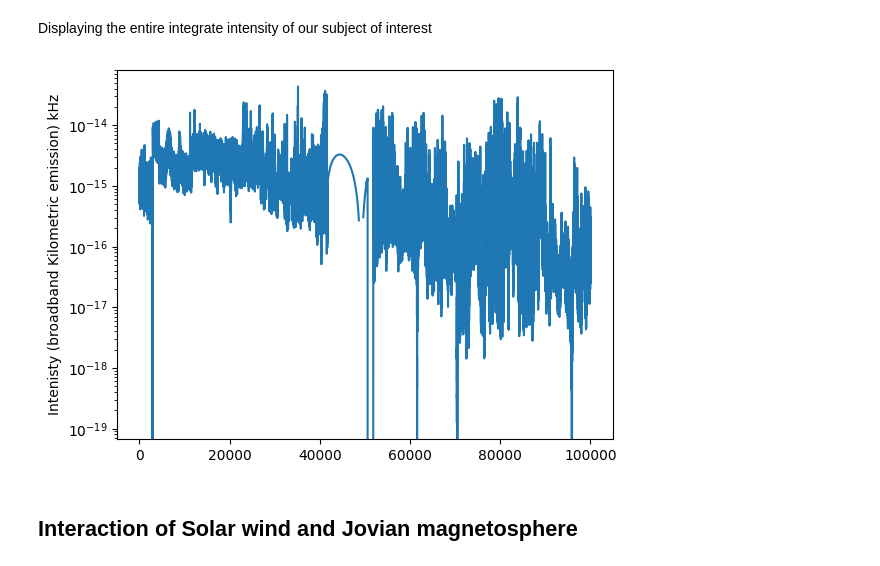
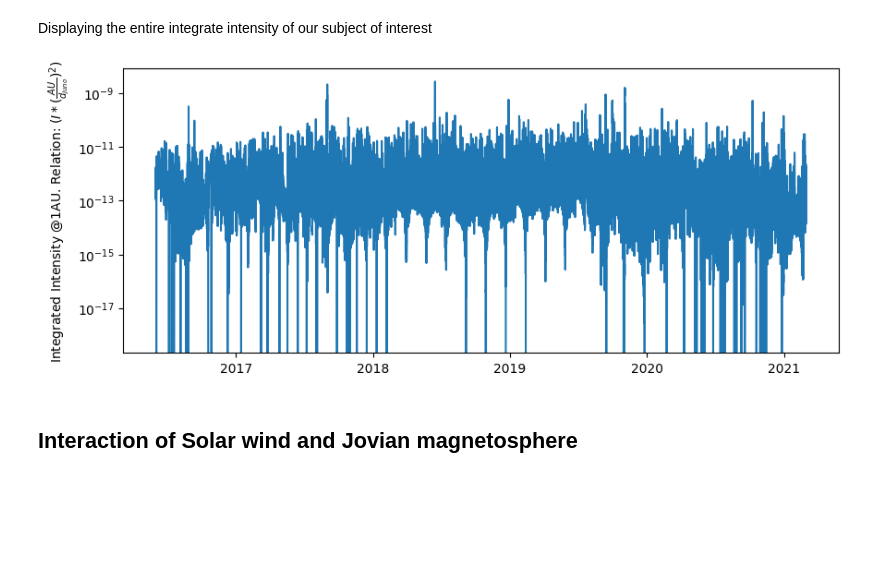
Before and after one commit to Kartav33/ERICA-JS, a Jupyter notebook: 02_event_detection.ipynb, the cells around one changed output. Drawn from its saved outputs; the diff is of its cells as text; code cells hidden in the pictures; blank space fills up the shorter version.

```diff
--- a/02_event_detection.ipynb
+++ b/02_event_detection.ipynb
@@ -5,12 +5,15 @@
 # %% [markdown]
 Displaying the entire integrate intensity of our subject of interest
 # %%
-plt.plot(normalized_integrated_intensity_bKOM[0:100000])
-plt.ylabel('Intenisty (broadband Kilometric emission) kHz')
+fig = plt.figure(figsize=(10,4))
+
+plt.plot(time_datetime, (normalized_integrated_intensity_bKOM)*377)#*pow((AU/(df_juno_min["dist_RJ"]* RJ)), -2))
+plt.ylabel('Integrated Intensity @1AU. Relation: $(I * (\\frac{AU}{d_{juno}})^2)$')
+
 plt.yscale('log')
 plt.show()
 # %% [output]
-[figure, old version]
+[figure, new version]
 # %% [markdown]
 ## Interaction of Solar wind and Jovian magnetosphere
 # %% [markdown]
```
Also changed, not shown: parts of 14 cells of this notebook, 2 other files.
